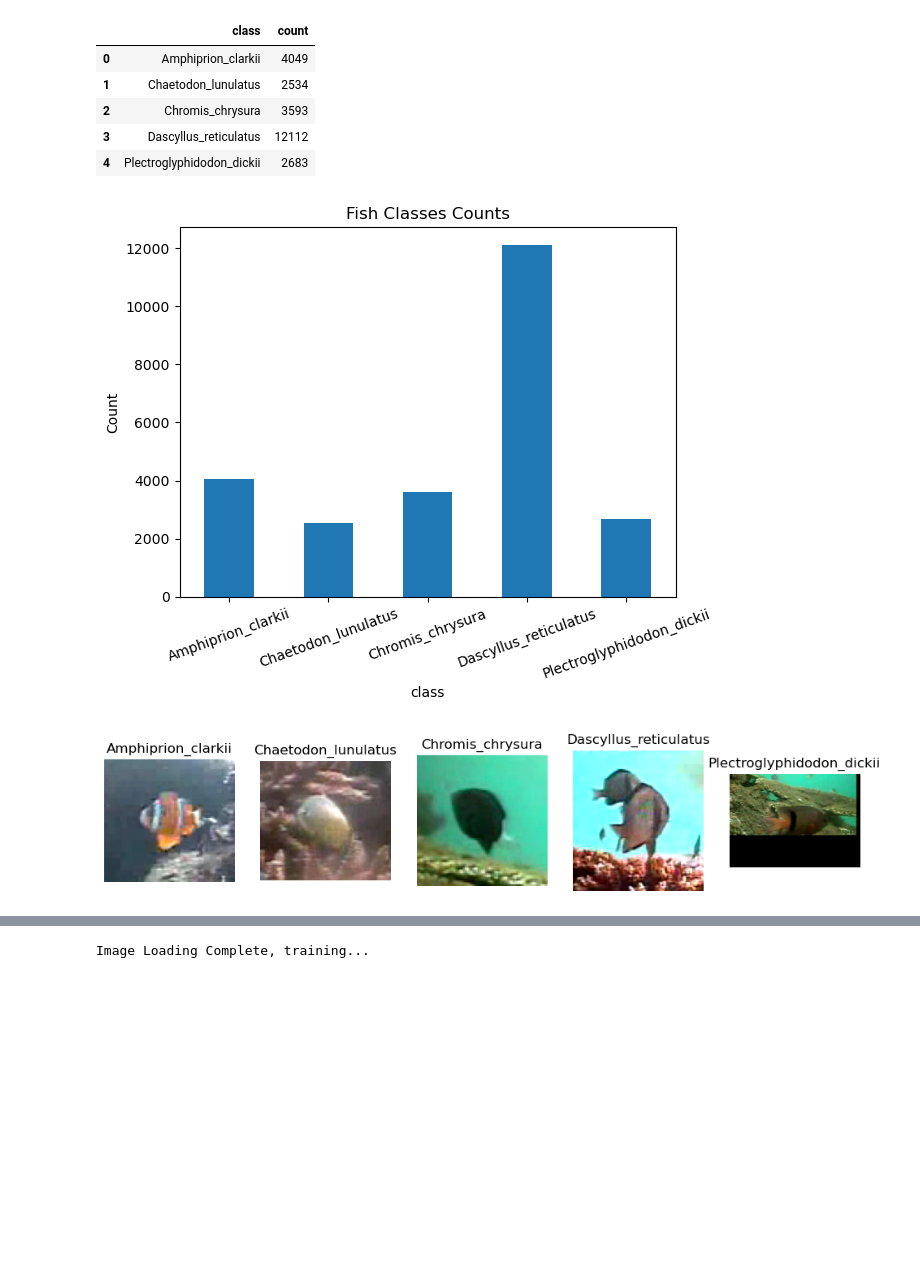
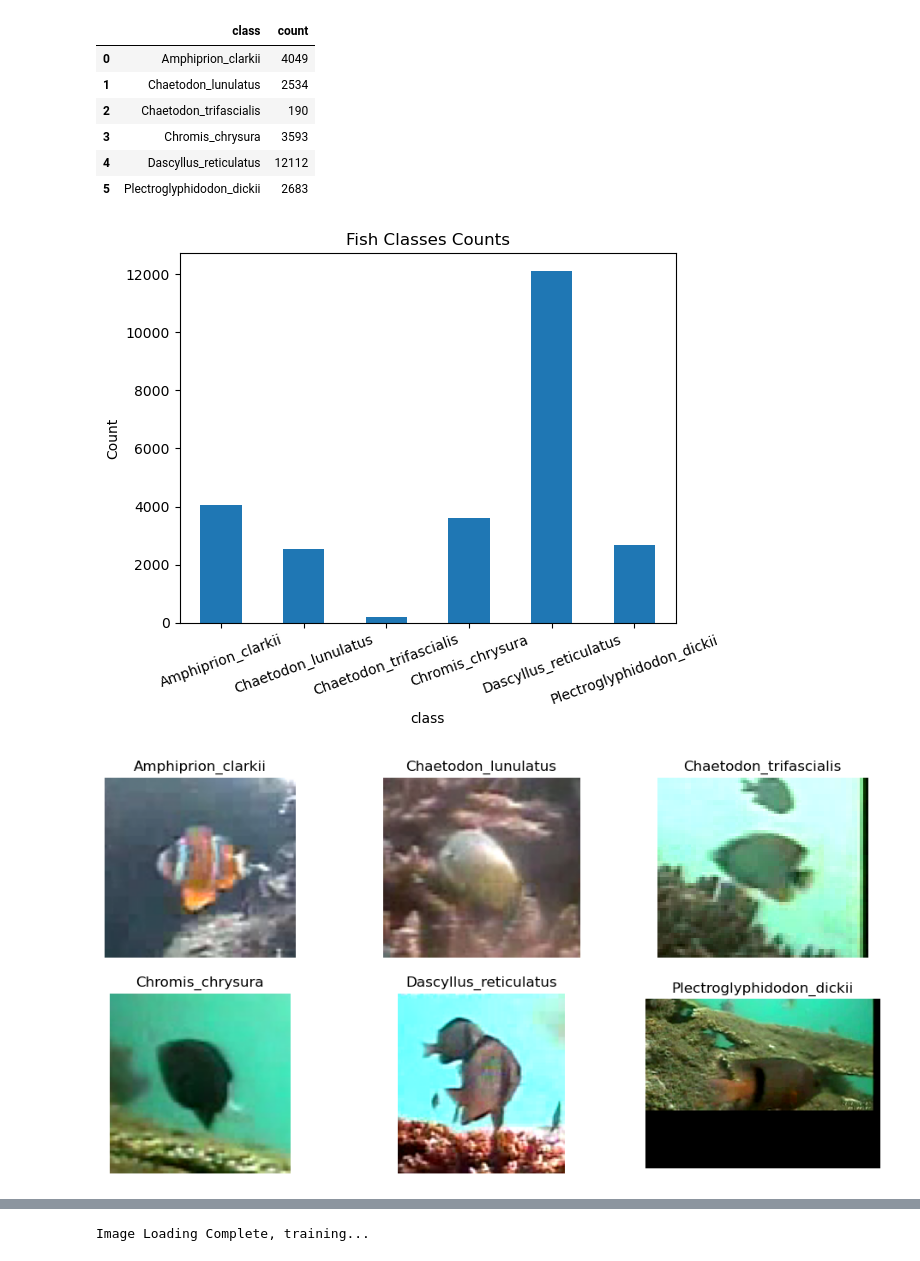
Before and after one commit to oakleighw/bigDataAnn_fishClassifier, a Jupyter notebook: big_data_DecisionTree.ipynb, the cells around one changed output, grey strips where cells are left out. Saved outputs shown, nothing was run; the diff lists cells and outputs as text; code cells hidden in the pictures; blank space fills up the shorter version.

```diff
--- a/big_data_DecisionTree.ipynb
+++ b/big_data_DecisionTree.ipynb
@@ -2,39 +2,40 @@
 from bd_utils import * #utils.py homemade file
 import os
 import pandas as pd
 import matplotlib.pyplot as plt
 import matplotlib.image as mpimg
 
 
 #Show Data Distribution
 p = r"./dataset"
 classes = os.listdir(p)
 
 df = pd.DataFrame(columns=["class","count"])
 
 for i in range(0,len(classes)):
     df.loc[i] = [classes[i]] + [len(os.listdir(p+"/"+classes[i]))]
 
 display(df)
 ax = df.plot.bar(x='class', y='count', rot=20,title = "Fish Classes Counts", ylabel = "Count", legend = 0)
 
 #Show one of each class
 plt.figure(figsize=(12, 6))
 for i in range(0,len(classes)):
-    plt.subplot(1,len(classes),i+1)
+    plt.subplot(2,len(classes)//2,i+1)
     image = mpimg.imread(p+ "/" + classes[i] + "/" + (os.listdir(p+"/"+classes[i])[0]))
     plt.imshow(image)
     plt.title(classes[i])
     plt.axis('off')
 # %% [output]
 |  | class | count |
 | 0 | Amphiprion_clarkii | 4049 |
 | 1 | Chaetodon_lunulatus | 2534 |
-| 2 | Chromis_chrysura | 3593 |
-| 3 | Dascyllus_reticulatus | 12112 |
-| 4 | Plectroglyphidodon_dickii | 2683 |
+| 2 | Chaetodon_trifascialis | 190 |
+| 3 | Chromis_chrysura | 3593 |
+| 4 | Dascyllus_reticulatus | 12112 |
+| 5 | Plectroglyphidodon_dickii | 2683 |
-[figure, old version]
+[figure, new version]
-[figure, old version]
+[figure, new version]
 # %%
 imPath_df, dev_df = create_dataframes("fish_labels.txt") # get main dataset and development version (smaller)
 #smaller dataset for testing
```
Also changed, not shown: parts of 3 cells of this notebook, 7 other files.
